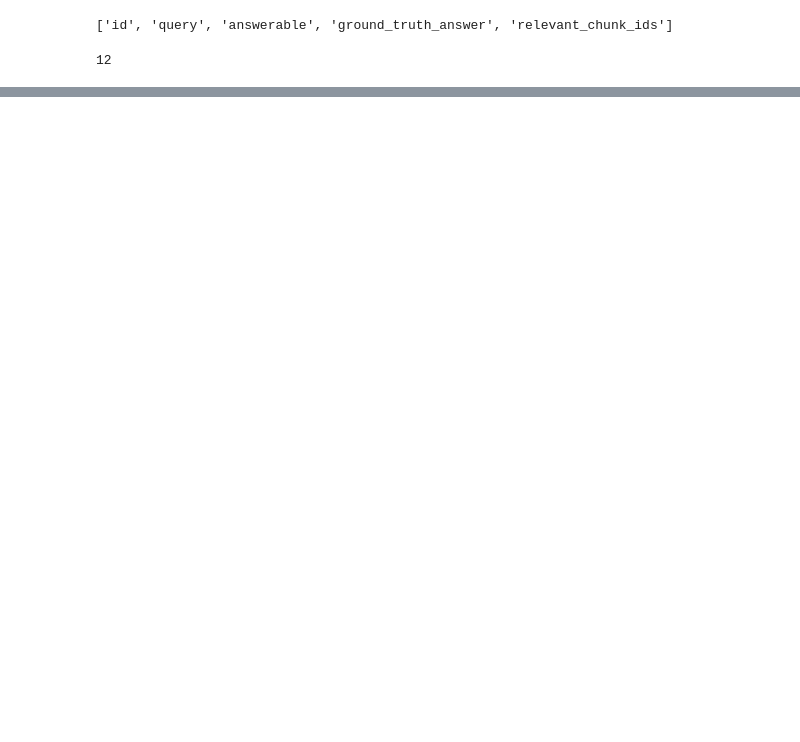
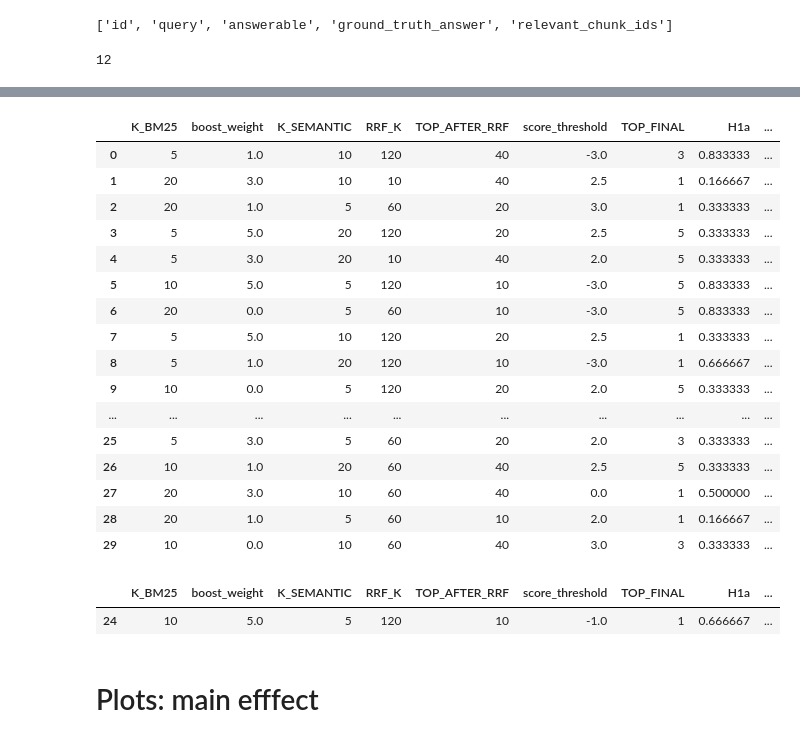
Before and after one commit to Viviviiii/jasp-multimodal-rag, a Jupyter notebook: notebooks/04_finetune_k.ipynb, the cells around one changed output, grey strips where cells are left out. Drawn from its saved outputs; the diff is of its cells as text; code cells hidden in the pictures; blank space fills up the shorter version.

```diff
--- a/notebooks/04_finetune_k.ipynb
+++ b/notebooks/04_finetune_k.ipynb
@@ -148 +194,38 @@ df_results.head()
+# %%
+# 30 random runs
+import pandas as pd
+df_results = pd.read_csv("df_results copy.csv")
+
+df_results
+# %% [output]
+|  | K_BM25 | boost_weight | K_SEMANTIC | RRF_K | TOP_AFTER_RRF | score_threshold | TOP_FINAL | H1a | ... |
+| 0 | 5 | 1.0 | 10 | 120 | 40 | -3.0 | 3 | 0.833333 | ... |
+| 1 | 20 | 3.0 | 10 | 10 | 40 | 2.5 | 1 | 0.166667 | ... |
+| 2 | 20 | 1.0 | 5 | 60 | 20 | 3.0 | 1 | 0.333333 | ... |
+| 3 | 5 | 5.0 | 20 | 120 | 20 | 2.5 | 5 | 0.333333 | ... |
+| 4 | 5 | 3.0 | 20 | 10 | 40 | 2.0 | 5 | 0.333333 | ... |
+| 5 | 10 | 5.0 | 5 | 120 | 10 | -3.0 | 5 | 0.833333 | ... |
+| 6 | 20 | 0.0 | 5 | 60 | 10 | -3.0 | 5 | 0.833333 | ... |
+| 7 | 5 | 5.0 | 10 | 120 | 20 | 2.5 | 1 | 0.333333 | ... |
+| 8 | 5 | 1.0 | 20 | 120 | 10 | -3.0 | 1 | 0.666667 | ... |
+| 9 | 10 | 0.0 | 5 | 120 | 20 | 2.0 | 5 | 0.333333 | ... |
+| ... | ... | ... | ... | ... | ... | ... | ... | ... | ... |
+| 25 | 5 | 3.0 | 5 | 60 | 20 | 2.0 | 3 | 0.333333 | ... |
+| 26 | 10 | 1.0 | 20 | 60 | 40 | 2.5 | 5 | 0.333333 | ... |
+| 27 | 20 | 3.0 | 10 | 60 | 40 | 0.0 | 1 | 0.500000 | ... |
+| 28 | 20 | 1.0 | 5 | 60 | 10 | 2.0 | 1 | 0.166667 | ... |
+| 29 | 10 | 0.0 | 10 | 60 | 40 | 3.0 | 3 | 0.333333 | ... |
+# %%
+good = df_results[
+   (df_results["H1a"] >= 0.60) &
+   #(df_results["H1b"] >= 0.50) &
+    (df_results["H2"] >= 0.80)
+].sort_values("boost_weight", ascending=False)
+
+good
+# %% [output]
+|  | K_BM25 | boost_weight | K_SEMANTIC | RRF_K | TOP_AFTER_RRF | score_threshold | TOP_FINAL | H1a | ... |
+| 24 | 10 | 5.0 | 5 | 120 | 10 | -1.0 | 1 | 0.666667 | ... |
+# %% [markdown]
+# Plots: main efffect
 # %%
```
Also changed, not shown: parts of 21 cells of this notebook, 31 other files.
